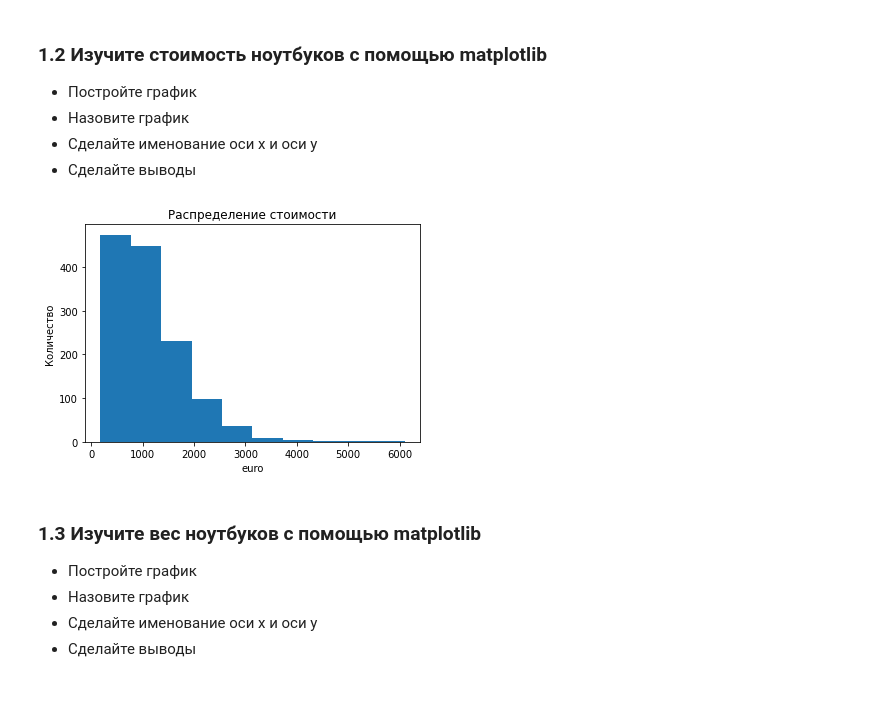
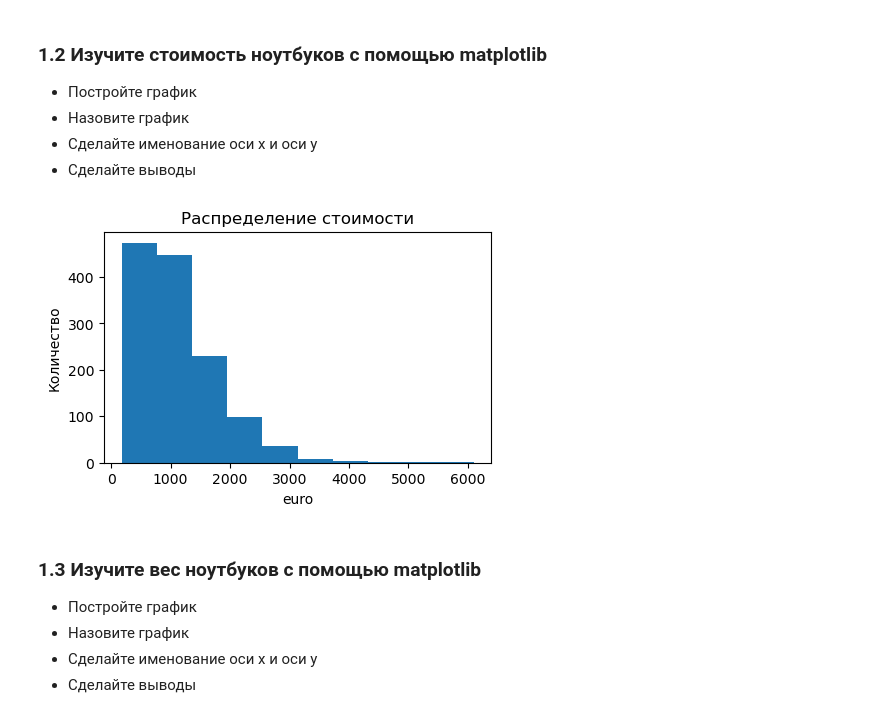
Before and after one commit to cabyrc2910/Jupyter, a Jupyter notebook: Seminar04/S4.ipynb, the cells around one changed output. Drawn from its saved outputs; the diff is of its cells as text; code cells hidden in the pictures.

```diff
--- a/Seminar04/S4.ipynb
+++ b/Seminar04/S4.ipynb
@@ -40,12 +41,13 @@ plt.ylabel('Количество');
 - Сделайте именование оси x и оси y
 - Сделайте выводы
 # %%
+plt.figure(figsize = (5,3))
 plt.hist(df['Price_euros'])
 plt.title('Распределение стоимости')
 plt.xlabel('euro')
 plt.ylabel('Количество');
 # %% [output]
-[figure, old version]
+[figure, new version]
 # %% [markdown]
 ### 1.3 Изучите вес ноутбуков с помощью matplotlib
 
```
Also changed, not shown: parts of 33 cells of this notebook, 4 other files.
